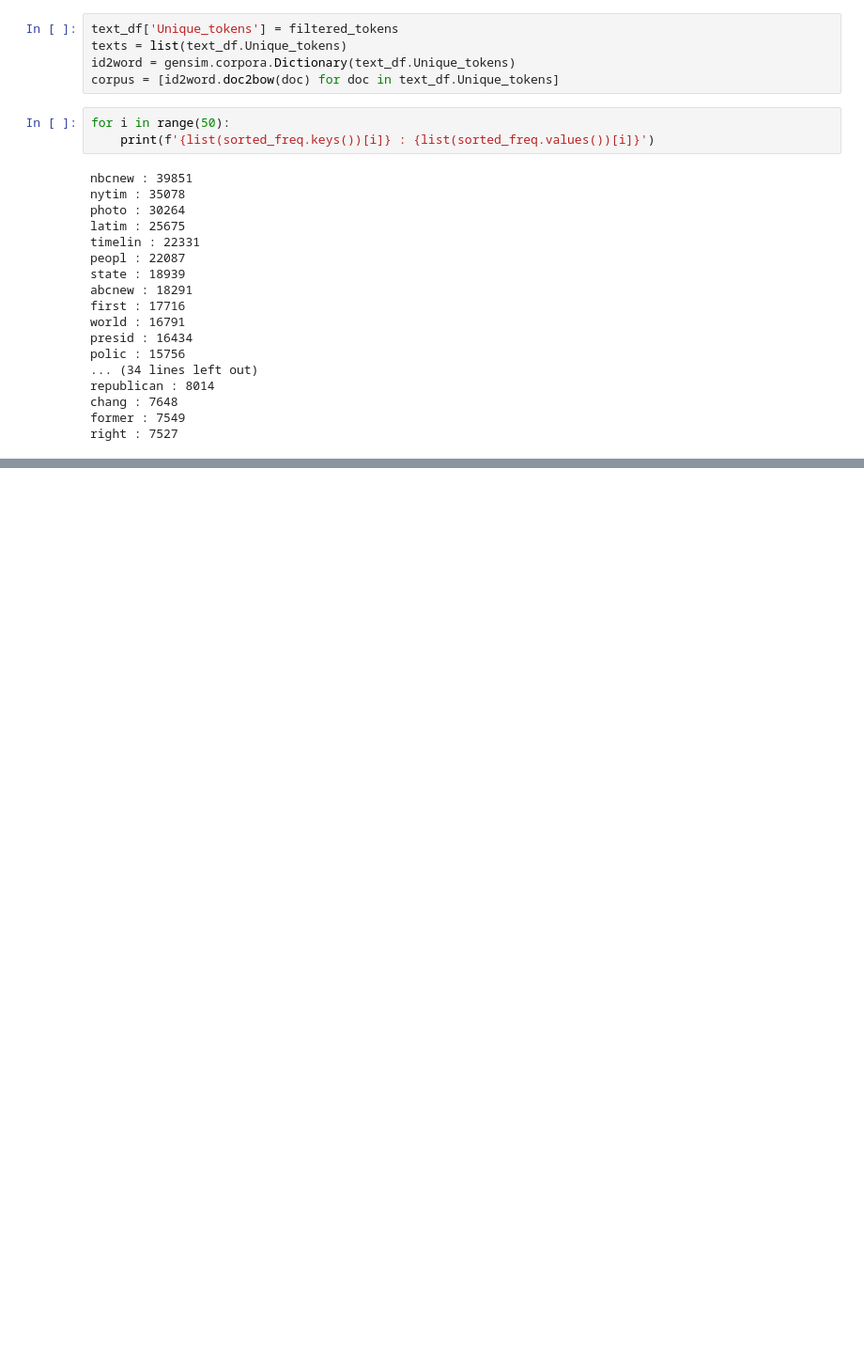
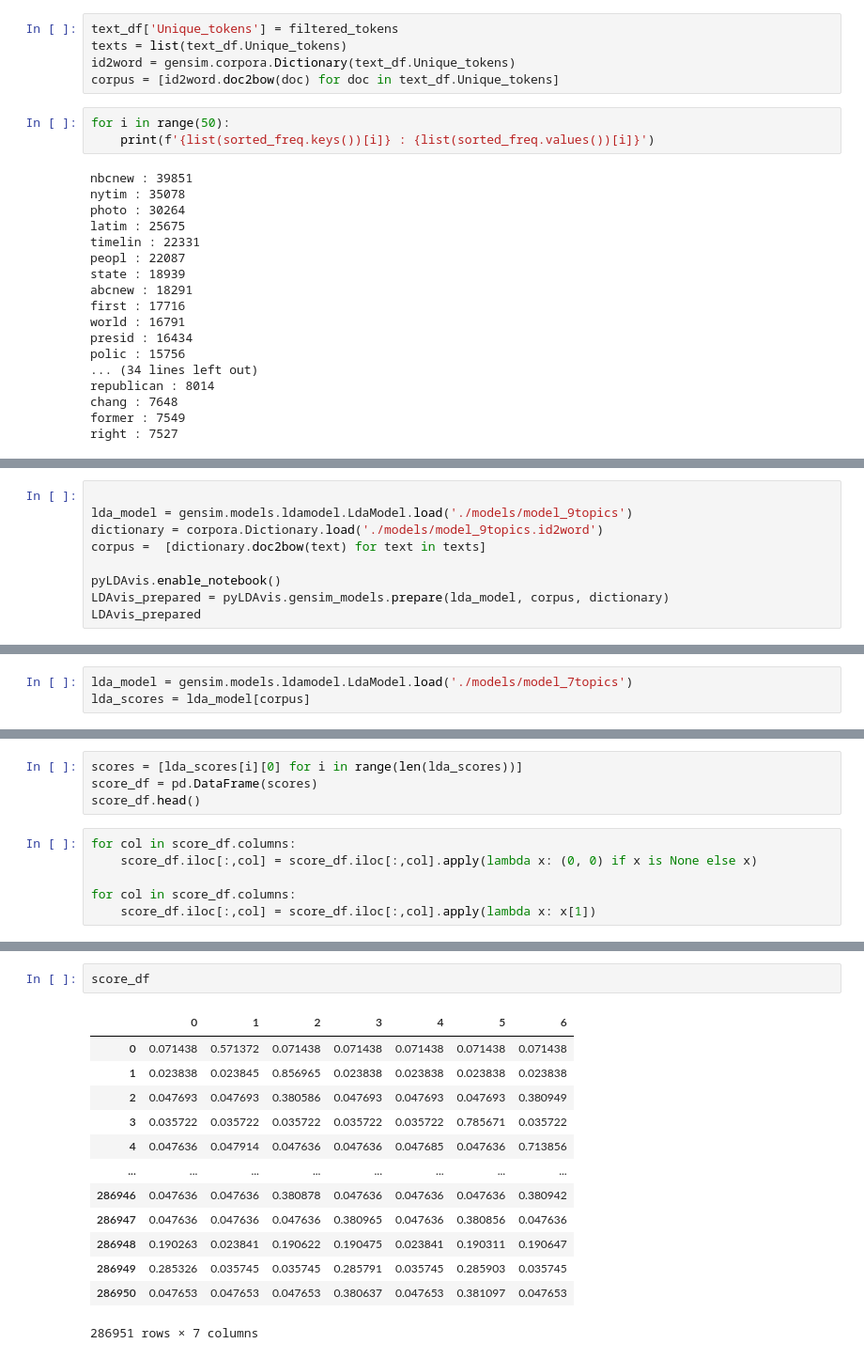
Before and after one commit to Akhil-Theerthala/Engagement-analysis-for-news-posts, a Jupyter notebook: Analysis.ipynb, the cells around one changed output, grey strips where cells are left out. Shown at 94% size. Drawn from its saved outputs; the diff is of its cells as text; blank space fills up the shorter version.

Commit message:
Data processing and input and output

```diff
--- a/Analysis.ipynb
+++ b/Analysis.ipynb
@@ -375,0 +427,9 @@ Number of topics: 4
+# %%
+
+lda_model = gensim.models.ldamodel.LdaModel.load('./models/model_9topics')
+dictionary = corpora.Dictionary.load('./models/model_9topics.id2word')
+corpus =  [dictionary.doc2bow(text) for text in texts]
+
+pyLDAvis.enable_notebook()
+LDAvis_prepared = pyLDAvis.gensim_models.prepare(lda_model, corpus, dictionary)
+LDAvis_prepared
@@ -375,0 +438,3 @@ Number of topics: 4
+# %%
+lda_model = gensim.models.ldamodel.LdaModel.load('./models/model_7topics')
+lda_scores = lda_model[corpus]
@@ -375,0 +457,10 @@ Number of topics: 4
+# %%
+scores = [lda_scores[i][0] for i in range(len(lda_scores))]
+score_df = pd.DataFrame(scores)
+score_df.head()
+# %%
+for col in score_df.columns:
+    score_df.iloc[:,col] = score_df.iloc[:,col].apply(lambda x: (0, 0) if x is None else x)
+
+for col in score_df.columns:
+    score_df.iloc[:,col] = score_df.iloc[:,col].apply(lambda x: x[1])
@@ -375,0 +544,16 @@ Number of topics: 4
+# %%
+score_df
+# %% [output]
+|  | 0 | 1 | 2 | 3 | 4 | 5 | 6 |
+| 0 | 0.071438 | 0.571372 | 0.071438 | 0.071438 | 0.071438 | 0.071438 | 0.071438 |
+| 1 | 0.023838 | 0.023845 | 0.856965 | 0.023838 | 0.023838 | 0.023838 | 0.023838 |
+| 2 | 0.047693 | 0.047693 | 0.380586 | 0.047693 | 0.047693 | 0.047693 | 0.380949 |
+| 3 | 0.035722 | 0.035722 | 0.035722 | 0.035722 | 0.035722 | 0.785671 | 0.035722 |
+| 4 | 0.047636 | 0.047914 | 0.047636 | 0.047636 | 0.047685 | 0.047636 | 0.713856 |
+| ... | ... | ... | ... | ... | ... | ... | ... |
+| 286946 | 0.047636 | 0.047636 | 0.380878 | 0.047636 | 0.047636 | 0.047636 | 0.380942 |
+| 286947 | 0.047636 | 0.047636 | 0.047636 | 0.380965 | 0.047636 | 0.380856 | 0.047636 |
+| 286948 | 0.190263 | 0.023841 | 0.190622 | 0.190475 | 0.023841 | 0.190311 | 0.190647 |
+| 286949 | 0.285326 | 0.035745 | 0.035745 | 0.285791 | 0.035745 | 0.285903 | 0.035745 |
+| 286950 | 0.047653 | 0.047653 | 0.047653 | 0.380637 | 0.047653 | 0.381097 | 0.047653 |
+286951 rows × 7 columns
```
Also changed, not shown: parts of 26 cells of this notebook, 5 other files.
